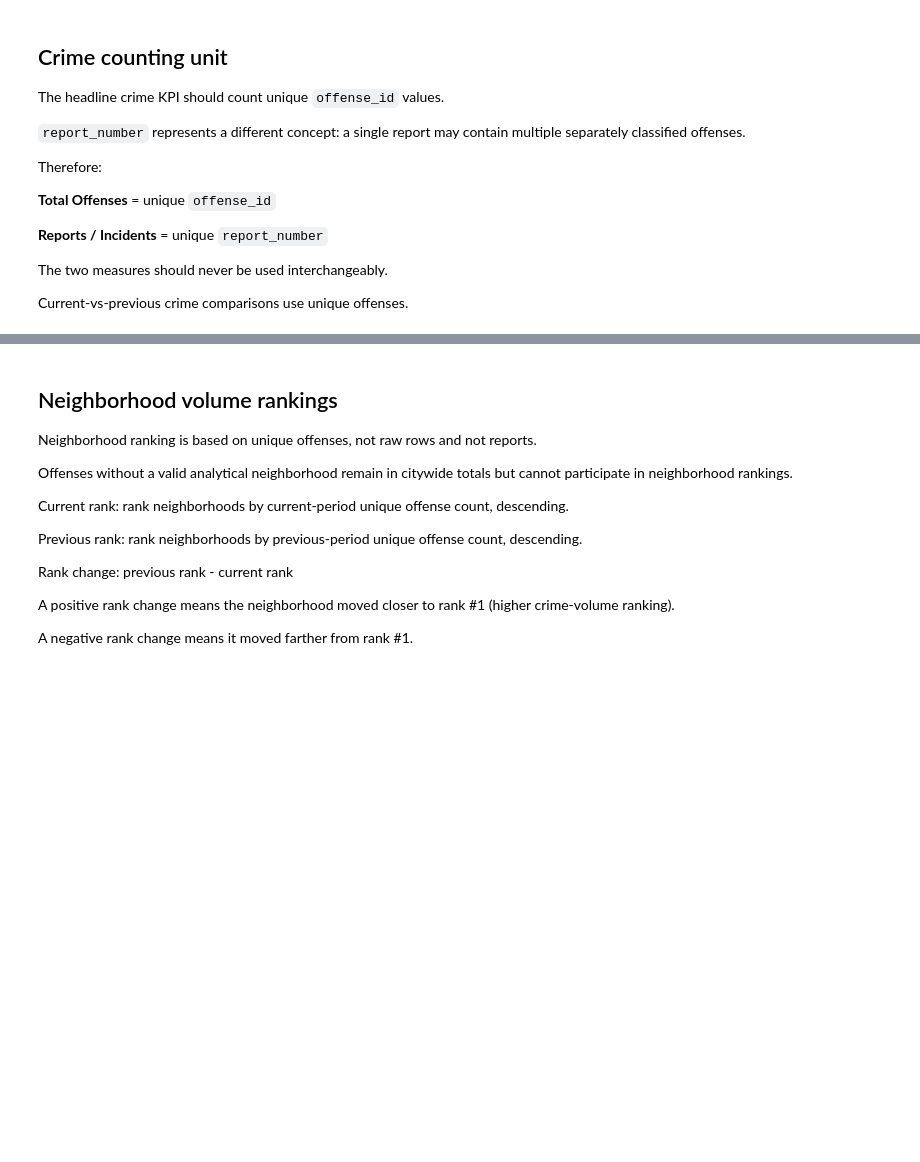
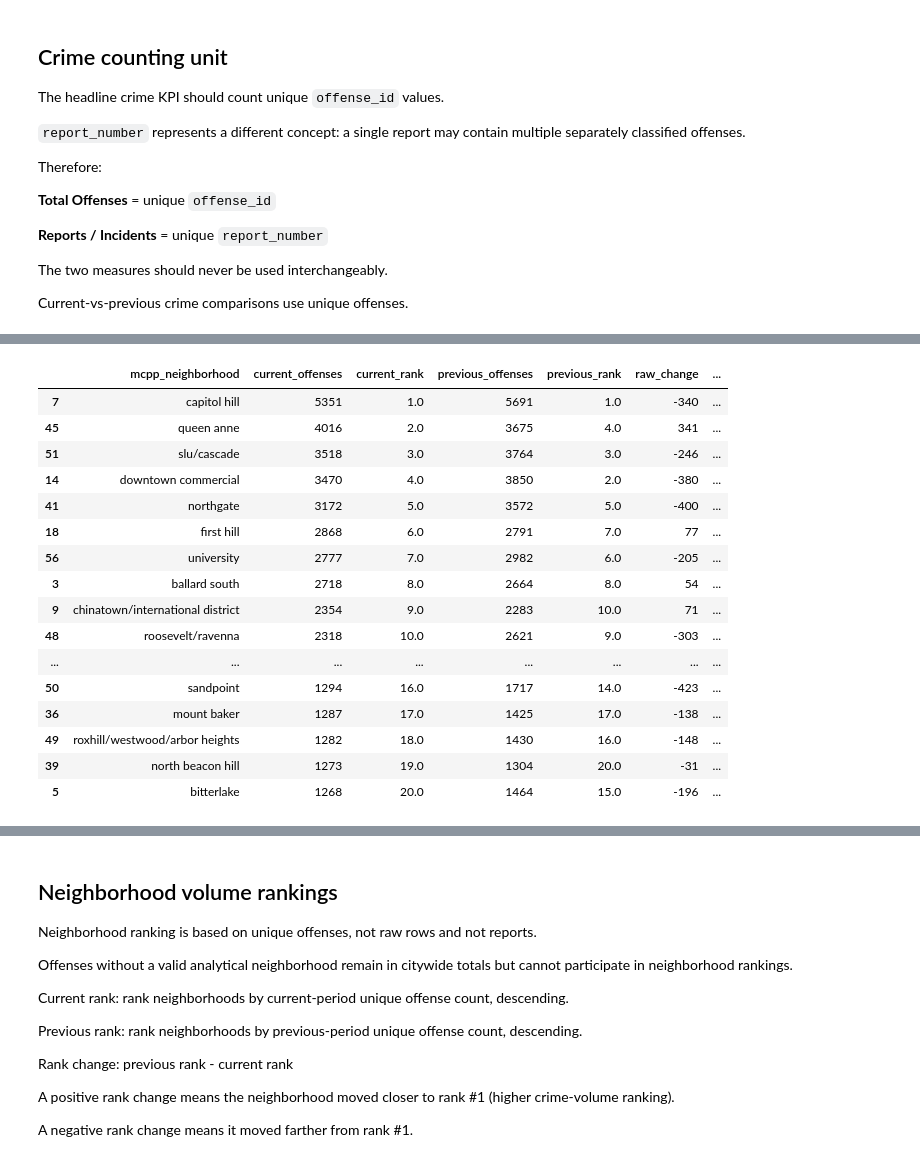
Before and after one commit to benji-carr/SPDCallDashboard, a Jupyter notebook: notebooks/v1_1_metric_methodology.ipynb, the cells around one changed output, grey strips where cells are left out. Drawn from its saved outputs; the diff is of its cells as text; code cells hidden in the pictures; blank space fills up the shorter version.

```diff
--- a/notebooks/v1_1_metric_methodology.ipynb
+++ b/notebooks/v1_1_metric_methodology.ipynb
@@ -1130,0 +2933,50 @@ Choose and document the citywide population source before exposing this KPI.
+# %%
+neighborhood_methodology_table = (
+    neighborhood_volume_comparison
+    .merge(
+        neighborhood_rate_diagnostics[
+            [
+                "mcpp_neighborhood",
+                "population",
+                "current_rate_per_100k",
+                "previous_rate_per_100k",
+                "raw_rate_change",
+                "pct_rate_change",
+                "rate_increment_per_offense",
+                "spatial_share_pct",
+                "fallback_share_pct",
+                "small_population_rate_warning",
+                "rate_context_note",
+            ]
+        ],
+        on="mcpp_neighborhood",
+        how="left",
+    )
+)
+
+
+display(
+    neighborhood_methodology_table
+    .sort_values(
+        "current_rank"
+    )
+    .head(20)
+)
+# %% [output]
+|  | mcpp_neighborhood | current_offenses | current_rank | previous_offenses | previous_rank | raw_change | ... |
+| 7 | capitol hill | 5351 | 1.0 | 5691 | 1.0 | -340 | ... |
+| 45 | queen anne | 4016 | 2.0 | 3675 | 4.0 | 341 | ... |
+| 51 | slu/cascade | 3518 | 3.0 | 3764 | 3.0 | -246 | ... |
+| 14 | downtown commercial | 3470 | 4.0 | 3850 | 2.0 | -380 | ... |
+| 41 | northgate | 3172 | 5.0 | 3572 | 5.0 | -400 | ... |
+| 18 | first hill | 2868 | 6.0 | 2791 | 7.0 | 77 | ... |
+| 56 | university | 2777 | 7.0 | 2982 | 6.0 | -205 | ... |
+| 3 | ballard south | 2718 | 8.0 | 2664 | 8.0 | 54 | ... |
+| 9 | chinatown/international district | 2354 | 9.0 | 2283 | 10.0 | 71 | ... |
+| 48 | roosevelt/ravenna | 2318 | 10.0 | 2621 | 9.0 | -303 | ... |
+| ... | ... | ... | ... | ... | ... | ... | ... |
+| 50 | sandpoint | 1294 | 16.0 | 1717 | 14.0 | -423 | ... |
+| 36 | mount baker | 1287 | 17.0 | 1425 | 17.0 | -138 | ... |
+| 49 | roxhill/westwood/arbor heights | 1282 | 18.0 | 1430 | 16.0 | -148 | ... |
+| 39 | north beacon hill | 1273 | 19.0 | 1304 | 20.0 | -31 | ... |
+| 5 | bitterlake | 1268 | 20.0 | 1464 | 15.0 | -196 | ... |
```
Also changed, not shown: parts of 39 cells of this notebook.
